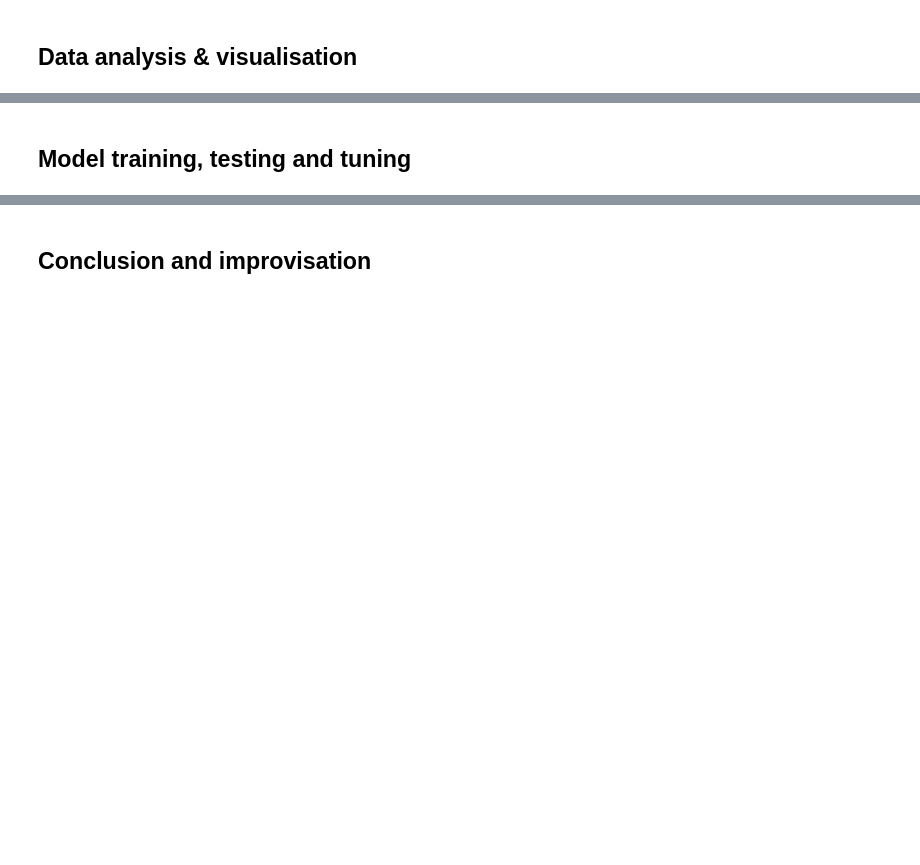
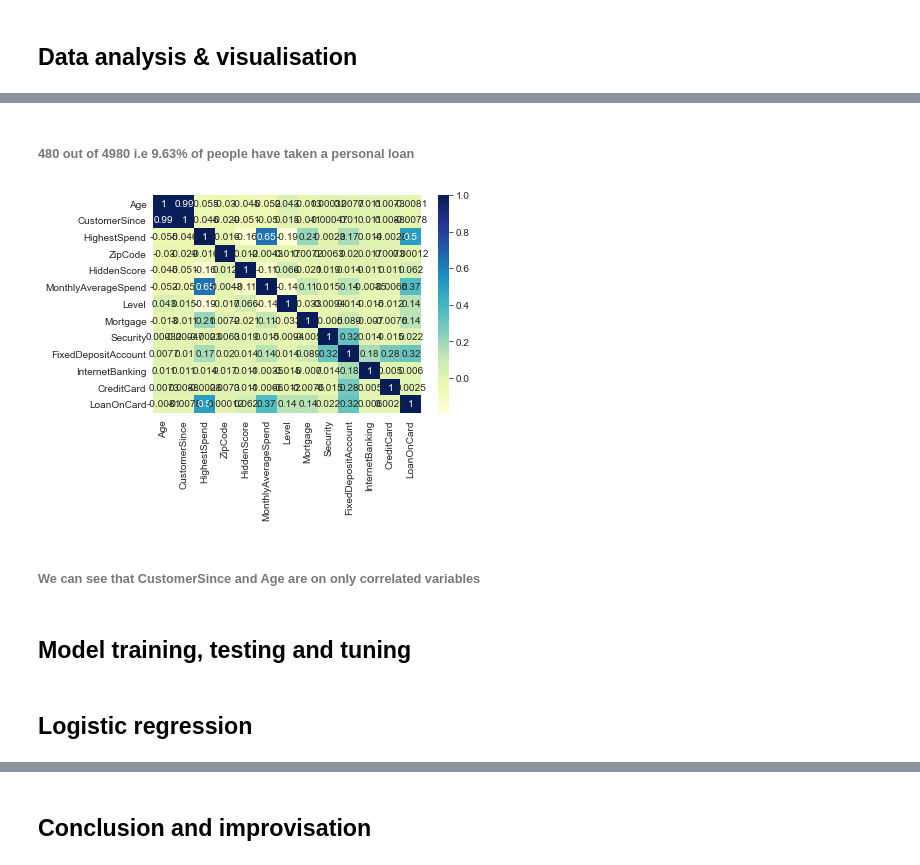
Before and after one commit to SelvamRaju/Supervised-Learning, a Jupyter notebook: Part-2/Part-2-Banking-Finance.ipynb, the cells around one changed output, grey strips where cells are left out. Cells and saved outputs as stored; diff of their text form; code cells hidden in the pictures; blank space fills up the shorter version.

```diff
--- a/Part-2/Part-2-Banking-Finance.ipynb
+++ b/Part-2/Part-2-Banking-Finance.ipynb
@@ -27,2 +255,14 @@ df.shape
+# %% [markdown]
+###### 480 out of 4980 i.e 9.63% of people have taken a personal loan
+# %%
+# Plotting the correlation heat map to understand the correlation between variables
+sns.heatmap(mergedDf.corr(), annot=True, cmap="YlGnBu")
+plt.show()
+# %% [output]
+[figure, added]
+# %% [markdown]
+###### We can see that CustomerSince and Age are on only correlated variables
 # %% [markdown]
 ## Model training, testing and tuning
+# %% [markdown]
+## Logistic regression
```
Also changed, not shown: parts of 51 cells of this notebook, 2 other files.
